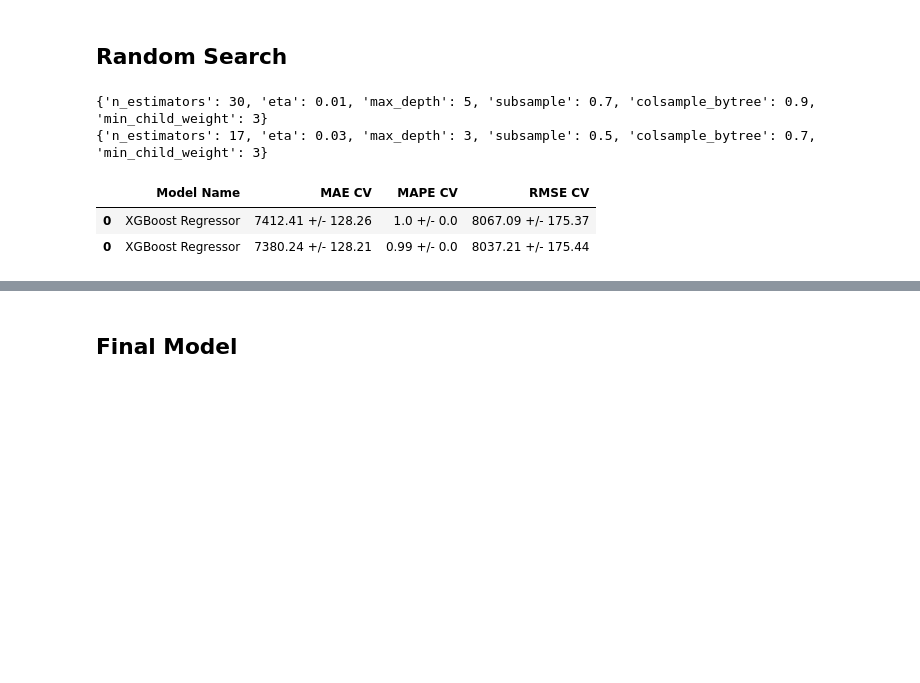
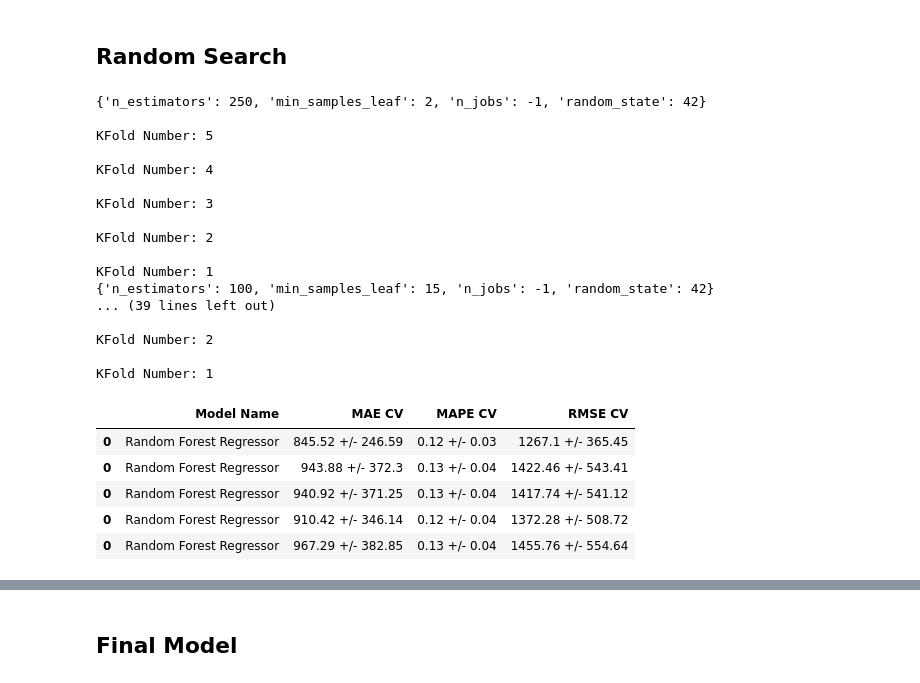
Before and after one commit to BernardoRFonseca/RossmannSalesPred, a Jupyter notebook: Store Sales Prediction.ipynb, the cells around one changed output, grey strips where cells are left out. Cells and saved outputs as stored; diff of their text form; code cells hidden in the pictures; blank space fills up the shorter version.

```diff
--- a/Store Sales Prediction.ipynb
+++ b/Store Sales Prediction.ipynb
@@ -1159,28 +1149,51 @@ MAX_EVAL = 2
+# %%
+param = {
+    'n_estimators' : [5, 10, 25, 50, 100],
+    'min_samples_leaf' : [1, 2, 5, 7, 10, 15],
+    'n_jobs' : [-1],
+    'random_state' : [42]
+        }
+MAX_EVAL = 5
 # %%
 final_result = pd.DataFrame()
 
 for i in range ( MAX_EVAL ):
     ## choose randomly values for parameters
     hp = { k: random.sample(v, 1)[0] for k, v in param.items() }
     print( hp )
     # model
-    model_xgbr = xgb.XGBRegressor(objective='reg:squarederror',
-                        n_estimators=hp['n_estimators'],
-                        eta=hp['eta'],
-                        max_depth=hp['max_depth'],
-                        subsample=hp['subsample'],
-                        colsample_bytree=hp['colsample_bytree'],
-                        min_child_weight=hp['min_child_weight'])
+    model_rf = RandomForestRegressor(n_estimators=hp['n_estimators'],
+                                     min_samples_leaf=hp['min_samples_leaf'],
+                                     n_jobs=hp['n_jobs'],
+                                     random_state=hp['random_state'])
 
 
     # performance
-    model_xgbr_result = cross_validation(x_training, 2, 'XGBoost Regressor', model_xgbr, verbose=False)
-    final_result = pd.concat([final_result, model_xgbr_result])
+    model_rf_result = cross_validation(x_training, 5, 'Random Forest Regressor', model_rf, verbose=True)
+    final_result = pd.concat([final_result, model_rf_result])
 
 final_result
 # %% [output]
-{'n_estimators': 30, 'eta': 0.01, 'max_depth': 5, 'subsample': 0.7, 'colsample_bytree': 0.9, 'min_child_weight': 3}
-{'n_estimators': 17, 'eta': 0.03, 'max_depth': 3, 'subsample': 0.5, 'colsample_bytree': 0.7, 'min_child_weight': 3}
+{'n_estimators': 250, 'min_samples_leaf': 2, 'n_jobs': -1, 'random_state': 42}
+
+KFold Number: 5
+
+KFold Number: 4
+
+KFold Number: 3
+
+KFold Number: 2
+
+KFold Number: 1
+{'n_estimators': 100, 'min_samples_leaf': 15, 'n_jobs': -1, 'random_state': 42}
+... (39 lines left out)
+
+KFold Number: 2
+
+KFold Number: 1
 |  | Model Name | MAE CV | MAPE CV | RMSE CV |
-| 0 | XGBoost Regressor | 7412.41 +/- 128.26 | 1.0 +/- 0.0 | 8067.09 +/- 175.37 |
-| 0 | XGBoost Regressor | 7380.24 +/- 128.21 | 0.99 +/- 0.0 | 8037.21 +/- 175.44 |
+| 0 | Random Forest Regressor | 845.52 +/- 246.59 | 0.12 +/- 0.03 | 1267.1 +/- 365.45 |
+| 0 | Random Forest Regressor | 943.88 +/- 372.3 | 0.13 +/- 0.04 | 1422.46 +/- 543.41 |
+| 0 | Random Forest Regressor | 940.92 +/- 371.25 | 0.13 +/- 0.04 | 1417.74 +/- 541.12 |
+| 0 | Random Forest Regressor | 910.42 +/- 346.14 | 0.12 +/- 0.04 | 1372.28 +/- 508.72 |
+| 0 | Random Forest Regressor | 967.29 +/- 382.85 | 0.13 +/- 0.04 | 1455.76 +/- 554.64 |
```
Also changed, not shown: parts of 18 cells of this notebook.
